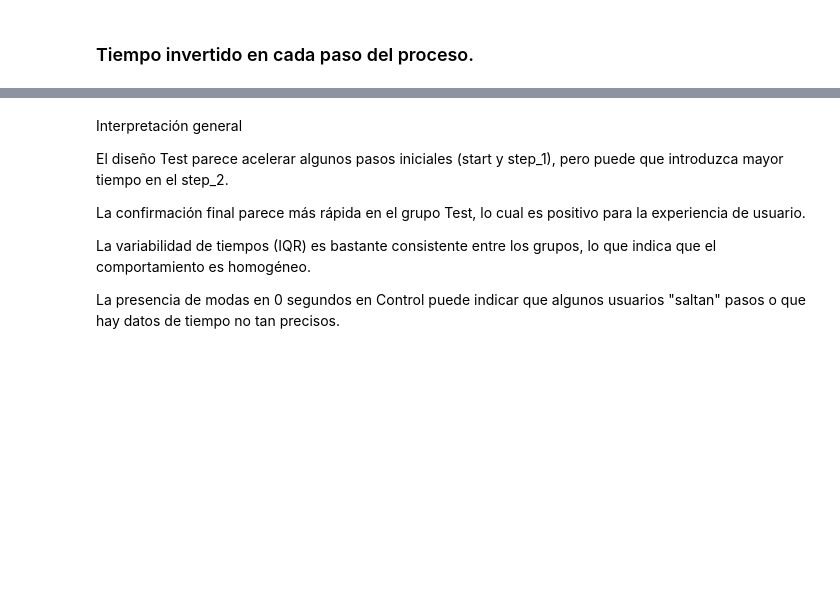
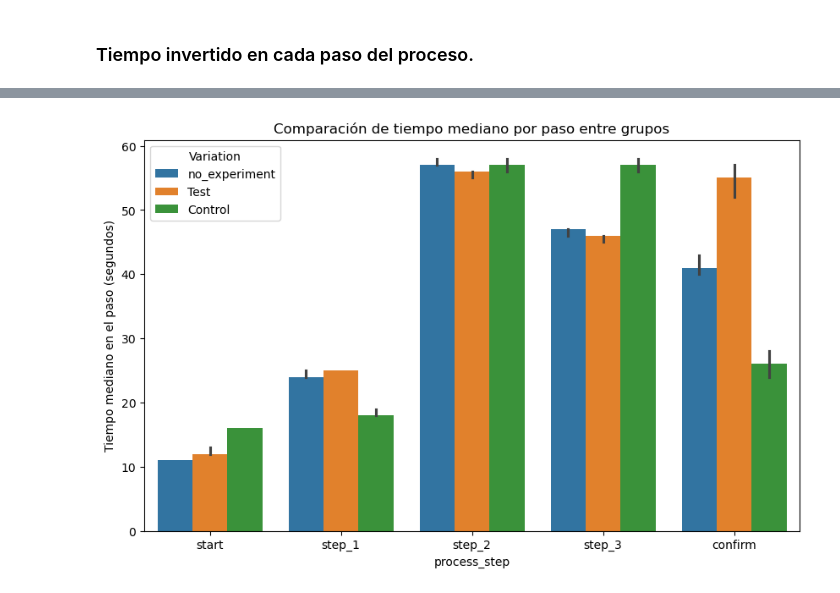
Before and after one commit to JimenezRoDA/vanguard-ab-test, a Jupyter notebook: vanguard-ab-test.ipynb, the cells around one changed output, grey strips where cells are left out. Cells and saved outputs as stored; diff of their text form; code cells hidden in the pictures; blank space fills up the shorter version.

```diff
--- a/vanguard-ab-test.ipynb
+++ b/vanguard-ab-test.ipynb
@@ -601,11 +610,8 @@ kpis
-# %% [markdown]
-Interpretación general
-
-
-El diseño Test parece acelerar algunos pasos iniciales (start y step_1), pero puede que introduzca mayor tiempo en el step_2.
-
-La confirmación final parece más rápida en el grupo Test, lo cual es positivo para la experiencia de usuario.
-
-La variabilidad de tiempos (IQR) es bastante consistente entre los grupos, lo que indica que el comportamiento es homogéneo.
-
-La presencia de modas en 0 segundos en Control puede indicar que algunos usuarios "saltan" pasos o que hay datos de tiempo no tan precisos.
+# %%
+plt.figure(figsize=(10, 6))
+sns.barplot(data=df_time_clean, x='process_step', y='time_diff_sec', hue='Variation',estimator=np.median)
+plt.ylabel('Tiempo mediano en el paso (segundos)')
+plt.title('Comparación de tiempo mediano por paso entre grupos')
+plt.show()
+# %% [output]
+[figure, added]
```
Also changed, not shown: parts of 26 cells of this notebook.
